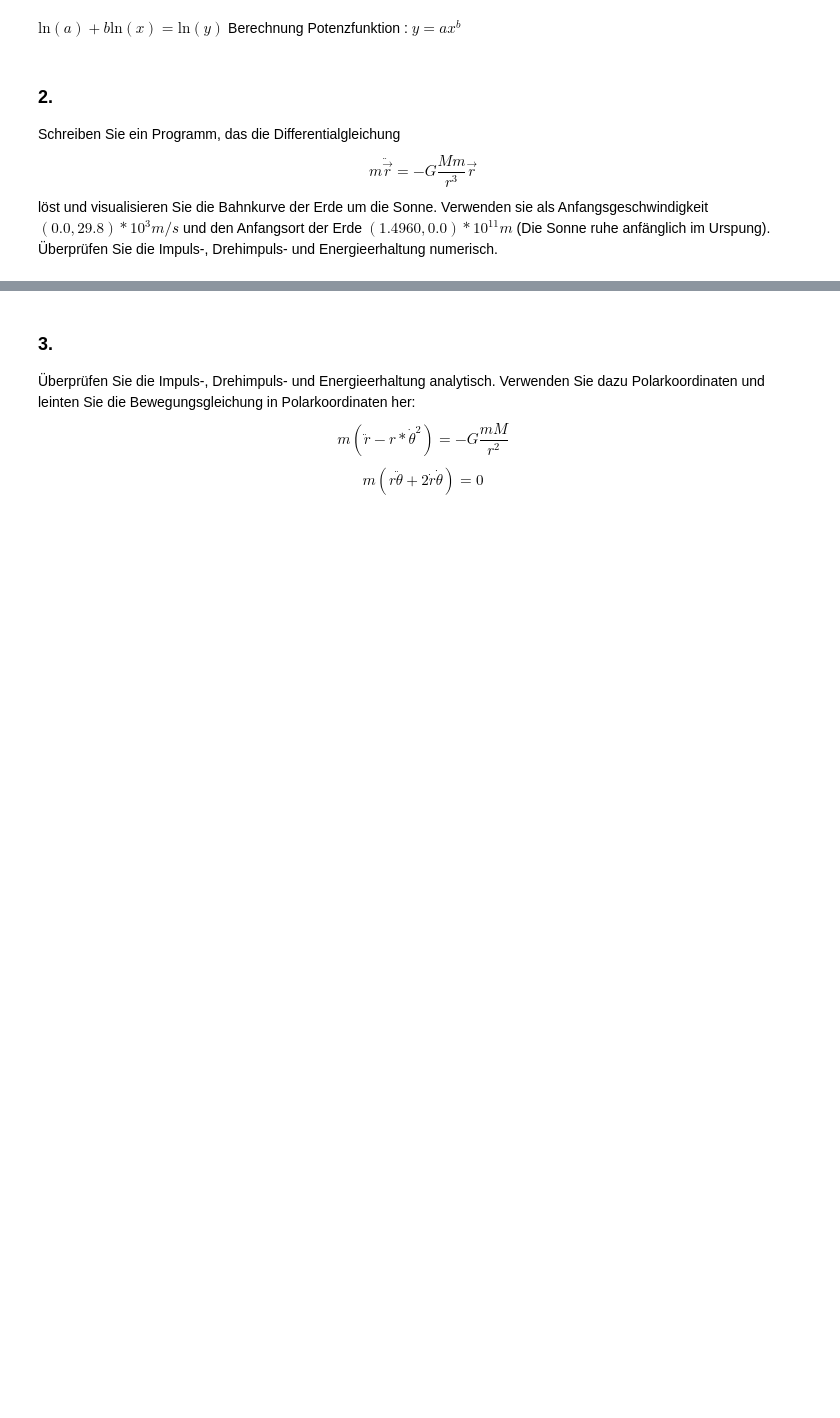
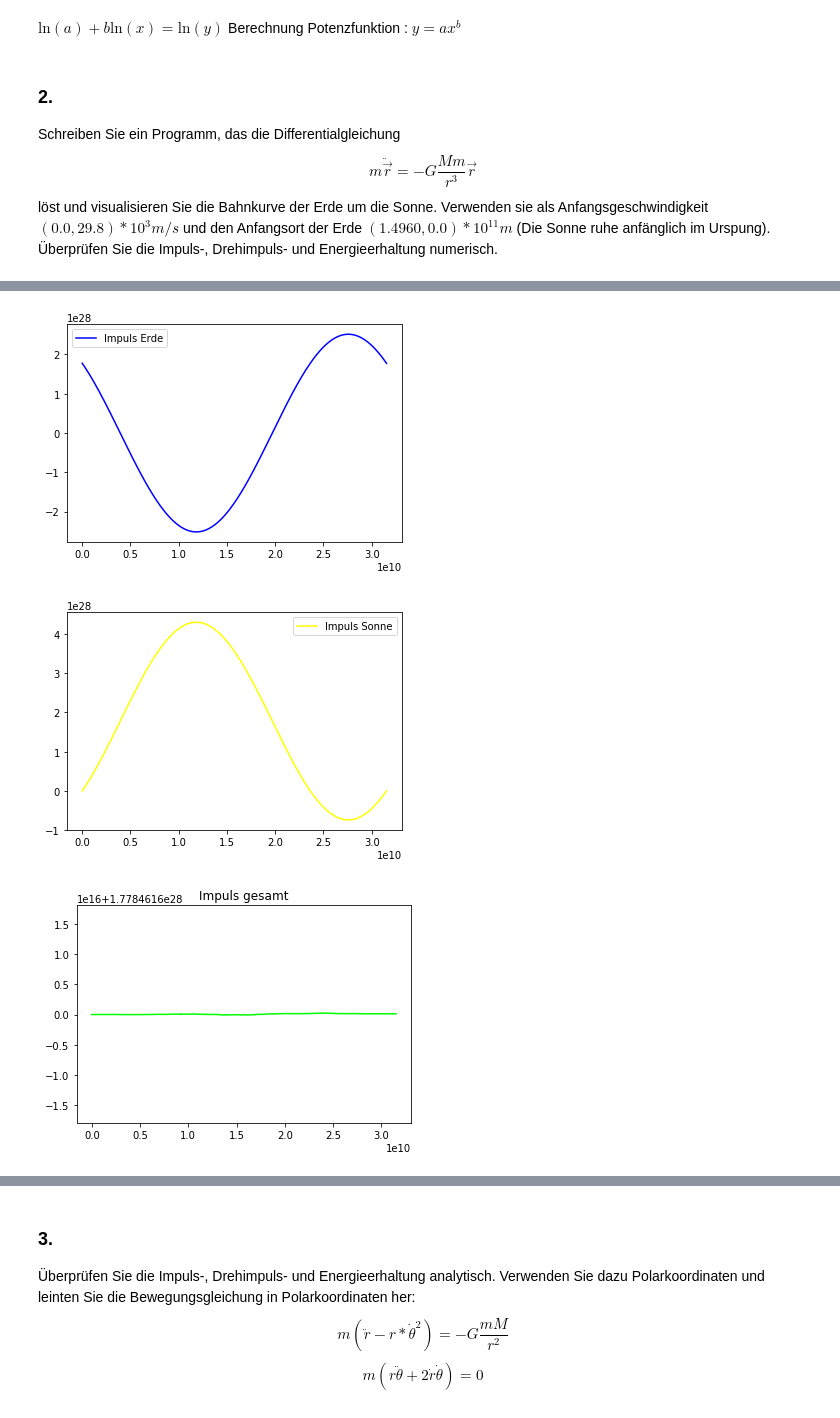
Before and after one commit to AlexandraMayer/Modellbildung-und-Simulation, a Jupyter notebook: Abgabe 2/Klassische Mechanik 2 (Meyer, Mayer).ipynb, the cells around one changed output, grey strips where cells are left out. Saved outputs shown, nothing was run; the diff lists cells and outputs as text; code cells hidden in the pictures; blank space fills up the shorter version.

```diff
--- a/Abgabe 2/Klassische Mechanik 2 (Meyer, Mayer).ipynb
+++ b/Abgabe 2/Klassische Mechanik 2 (Meyer, Mayer).ipynb
@@ -260,0 +329,31 @@ def Erhaltung(y):
+# %%
+def plot_momentum(result):
+
+    xs = result['x']
+    imp = result['Impulserhaltung']
+    Pe = imp[0]
+    Ps = imp[1]
+    P = imp[2]
+
+    #plt.plot(xs, np.array(Pe)[:, 0], color='#b7d5fd', label='Impuls in x Richtung Erde')
+    #plt.plot(xs, np.array(Pe)[:, 1], color='#004a85', label='Impuls in y Richtung Erde')
+    #plt.legend()
+    #plt.show()
+
+    #plt.plot(xs, np.array(Ps)[:, 0], color='#feff83', label='Impuls in x Richtung Sonne')
+    #plt.plot(xs, np.array(Ps)[:, 1], color='#e1e000', label='Impuls in y Richtung Sonne')
+    #plt.legend()
+    #plt.show()
+
+    Pe_s = [Pe[i][0]+Pe[i][1] for i in range(0, len(Pe))]
+    plt.plot(xs, Pe_s, color='#0000ff', label='Impuls Erde')
+    plt.legend()
+    plt.show()
+    Ps_s = [Ps[i][0]+Ps[i][1] for i in range(0, len(Ps))]
+    plt.plot(xs, Ps_s, color='#ffff00', label='Impuls Sonne')
+    plt.legend()
+    plt.show()
+
+    plt.plot(xs, P, color='#00ff00')
+    plt.title('Impuls gesamt')
+    plt.show()
@@ -346,0 +412,8 @@ Plot_Energieerhaltung(Erg)
+# %%
+result = conservation(ys, ts)
+# %%
+plot_momentum(result)
+# %% [output]
+[figure, added]
+[figure, added]
+[figure, added]
```
Also changed, not shown: parts of 82 cells of this notebook.
